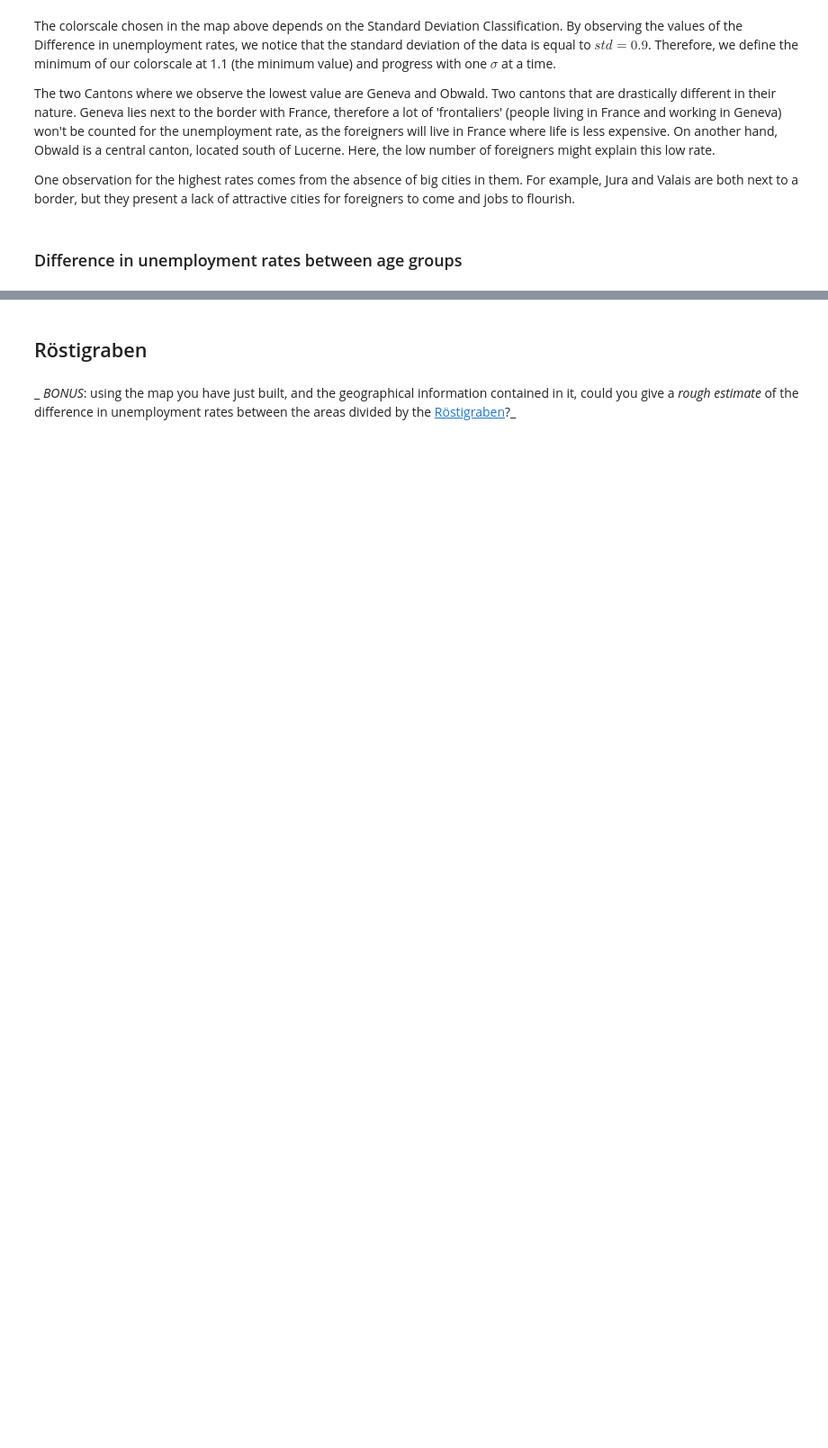
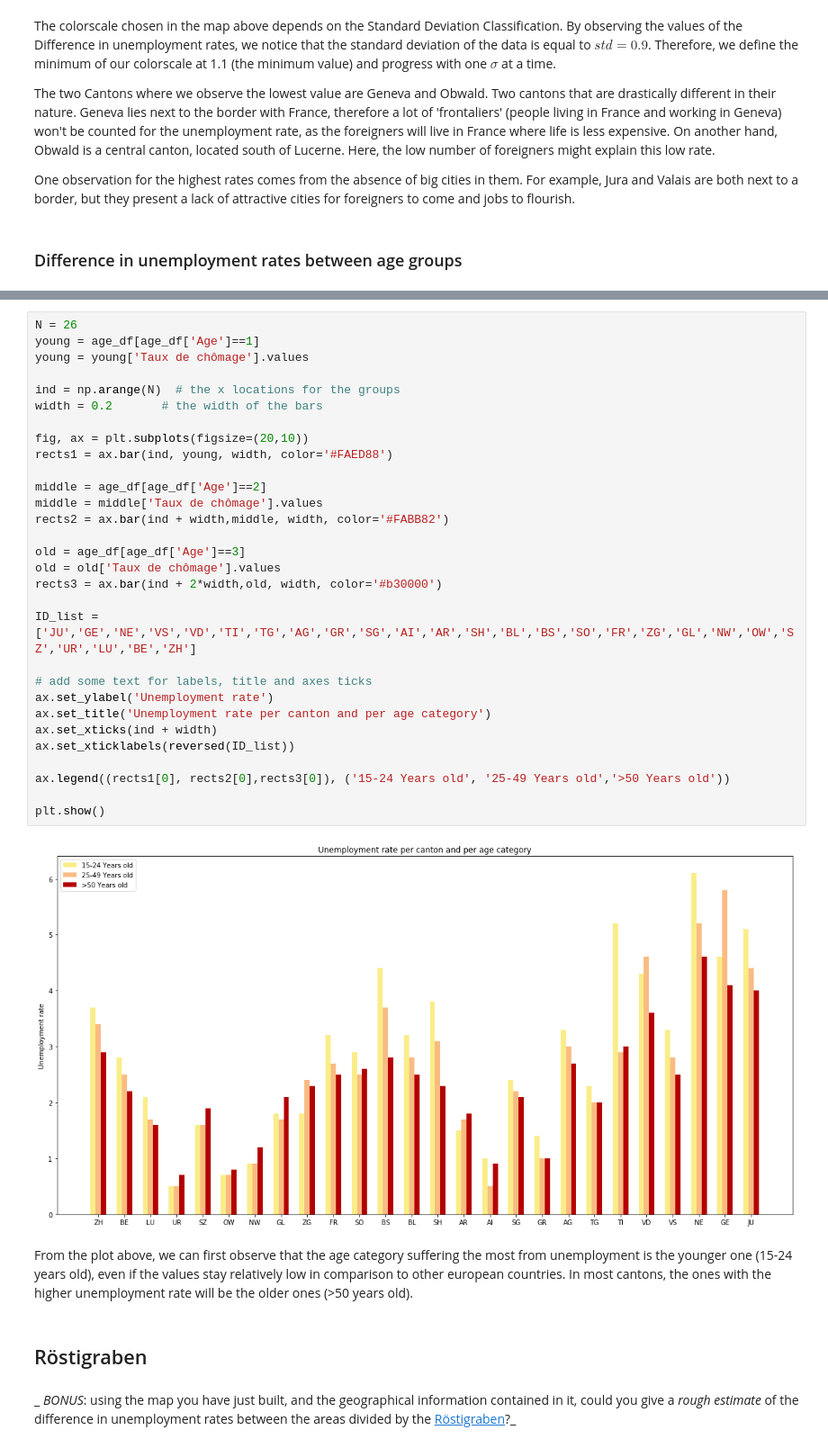
Before and after one commit to julied20/ada-2017, a Jupyter notebook: Homeworks/Homework03/Homework03_Tristan.ipynb, the cells around one changed output, grey strips where cells are left out. Shown at 90% size. Cells and saved outputs as stored; diff of their text form; blank space fills up the shorter version.

```diff
--- a/Homeworks/Homework03/Homework03_Tristan.ipynb
+++ b/Homeworks/Homework03/Homework03_Tristan.ipynb
@@ -347,6 +319,40 @@ age_df.head()
 | 2 | Zurich | 3.0 | 2.9 |
 | 3 | Berne | 1.0 | 2.8 |
 | 4 | Berne | 2.0 | 2.5 |
+# %%
+N = 26
+young = age_df[age_df['Age']==1]
+young = young['Taux de chômage'].values
+
+ind = np.arange(N)  # the x locations for the groups
+width = 0.2       # the width of the bars
+
+fig, ax = plt.subplots(figsize=(20,10))
+rects1 = ax.bar(ind, young, width, color='#FAED88')
+
+middle = age_df[age_df['Age']==2]
+middle = middle['Taux de chômage'].values
+rects2 = ax.bar(ind + width,middle, width, color='#FABB82')
+
+old = age_df[age_df['Age']==3]
+old = old['Taux de chômage'].values
+rects3 = ax.bar(ind + 2*width,old, width, color='#b30000')
+
+ID_list = ['JU','GE','NE','VS','VD','TI','TG','AG','GR','SG','AI','AR','SH','BL','BS','SO','FR','ZG','GL','NW','OW','SZ','UR','LU','BE','ZH']
+
+# add some text for labels, title and axes ticks
+ax.set_ylabel('Unemployment rate')
+ax.set_title('Unemployment rate per canton and per age category')
+ax.set_xticks(ind + width)
+ax.set_xticklabels(reversed(ID_list))
+
+ax.legend((rects1[0], rects2[0],rects3[0]), ('15-24 Years old', '25-49 Years old','>50 Years old'))
+
+plt.show()
+# %% [output]
+[figure, added]
+# %% [markdown]
+From the plot above, we can first observe that the age category suffering the most from unemployment is the younger one (15-24 years old), even if the values stay relatively low in comparison to other european countries. In most cantons, the ones with the higher unemployment rate will be the older ones (>50 years old).
 # %% [markdown]
 ## Röstigraben
 # %% [markdown]
```
Also changed, not shown: parts of 10 cells of this notebook.
